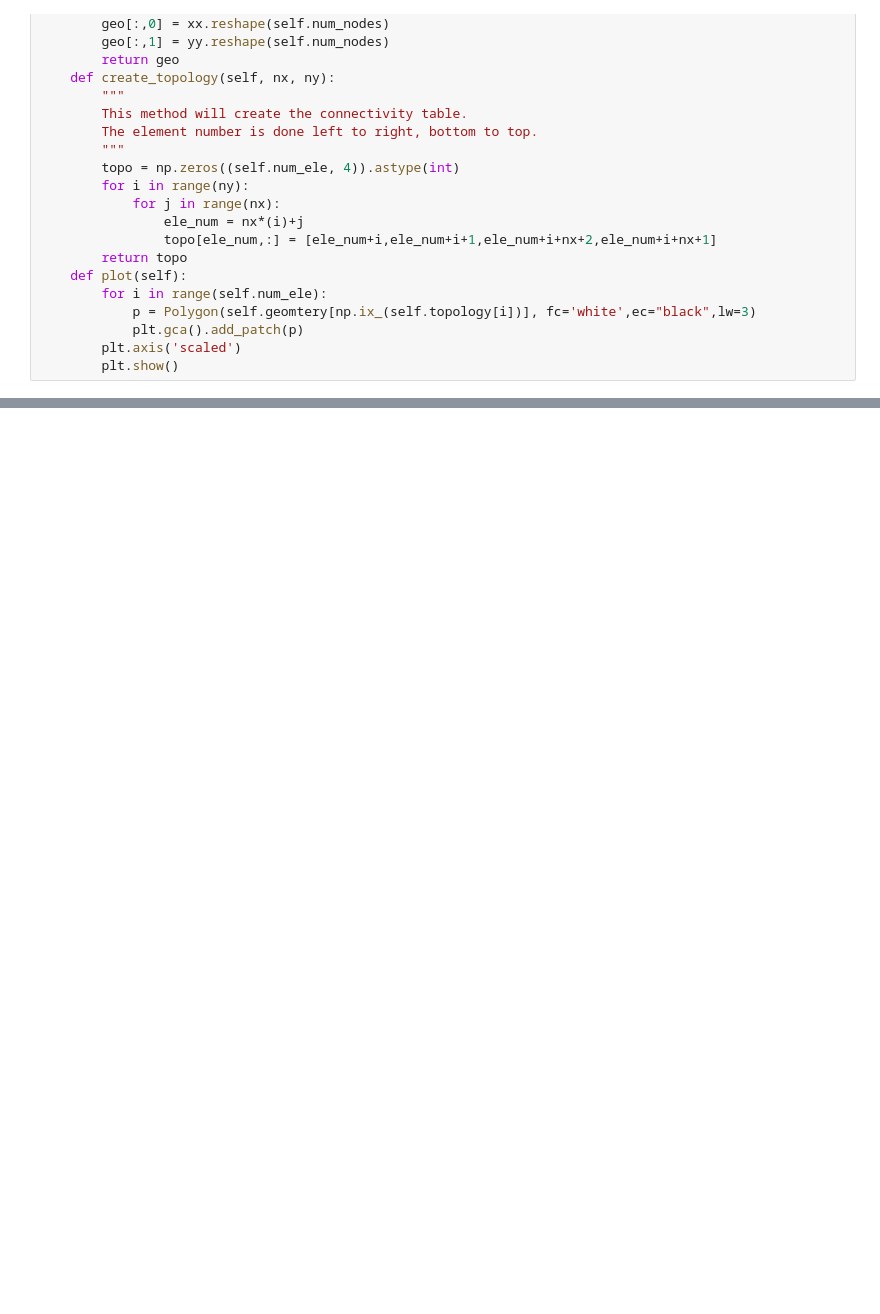
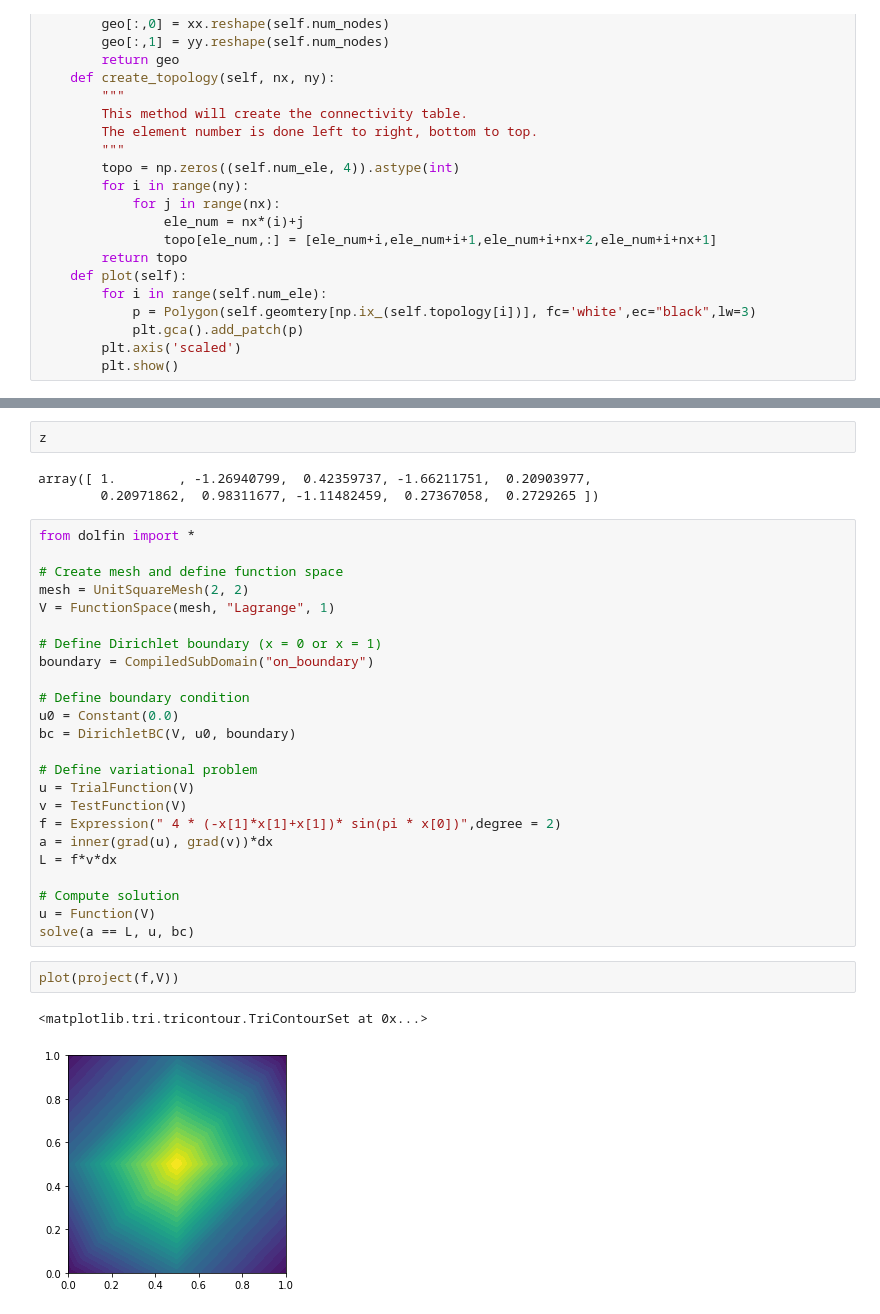
Before and after one commit to iitrabhi/exascale-exercise, a Jupyter notebook: exercise-two/poisson.ipynb, the cells around one changed output, grey strips where cells are left out. Cells and saved outputs as stored; diff of their text form; blank space fills up the shorter version.

```diff
--- a/exercise-two/poisson.ipynb
+++ b/exercise-two/poisson.ipynb
@@ -52,0 +159,34 @@ mesh.plot()
+# %%
+z
+# %% [output]
+array([ 1.        , -1.26940799,  0.42359737, -1.66211751,  0.20903977,
+        0.20971862,  0.98311677, -1.11482459,  0.27367058,  0.2729265 ])
+# %%
+from dolfin import *
+
+# Create mesh and define function space
+mesh = UnitSquareMesh(2, 2)
+V = FunctionSpace(mesh, "Lagrange", 1)
+
+# Define Dirichlet boundary (x = 0 or x = 1)
+boundary = CompiledSubDomain("on_boundary")
+
+# Define boundary condition
+u0 = Constant(0.0)
+bc = DirichletBC(V, u0, boundary)
+
+# Define variational problem
+u = TrialFunction(V)
+v = TestFunction(V)
+f = Expression(" 4 * (-x[1]*x[1]+x[1])* sin(pi * x[0])",degree = 2)
+a = inner(grad(u), grad(v))*dx
+L = f*v*dx
+
+# Compute solution
+u = Function(V)
+solve(a == L, u, bc)
+# %%
+plot(project(f,V))
+# %% [output]
+<matplotlib.tri.tricontour.TriContourSet at 0x...>
+[figure, added]
```
Also changed, not shown: parts of 13 cells of this notebook.
